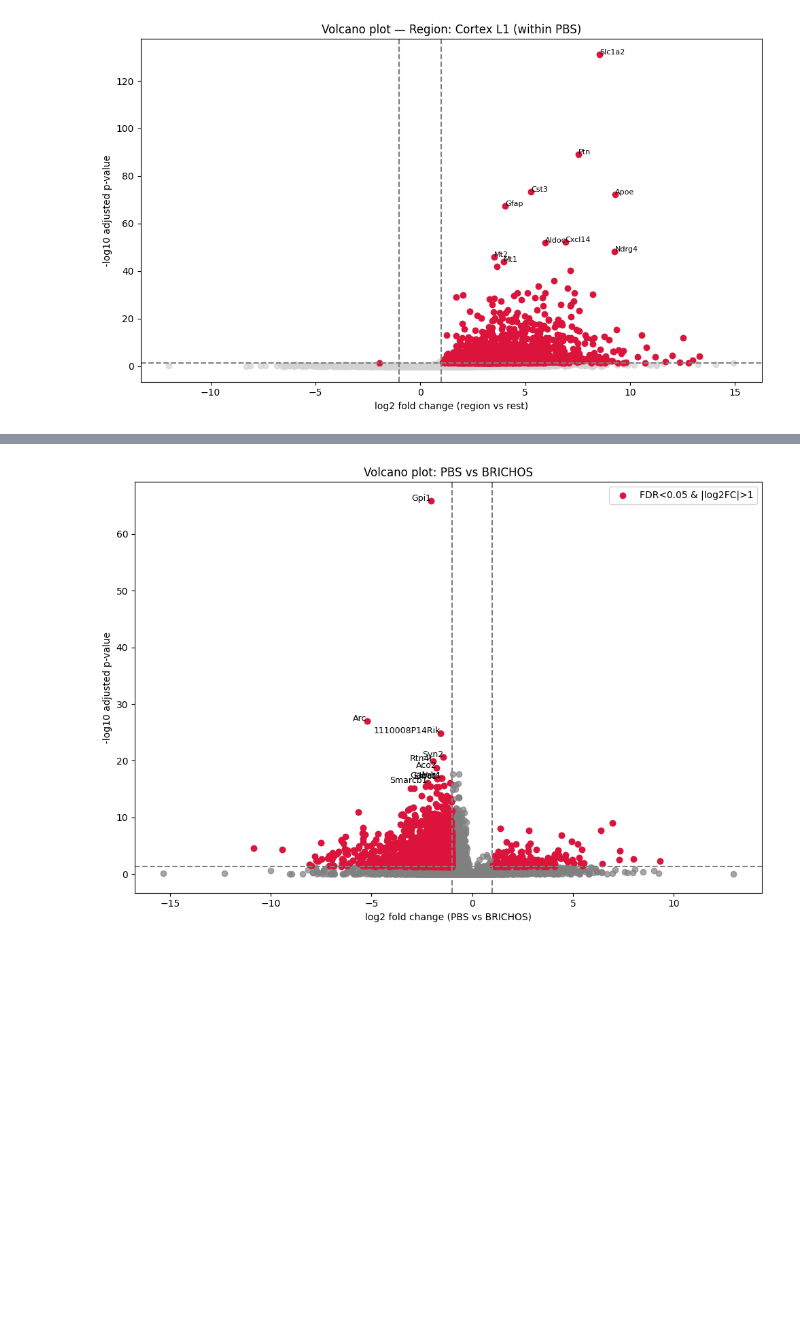
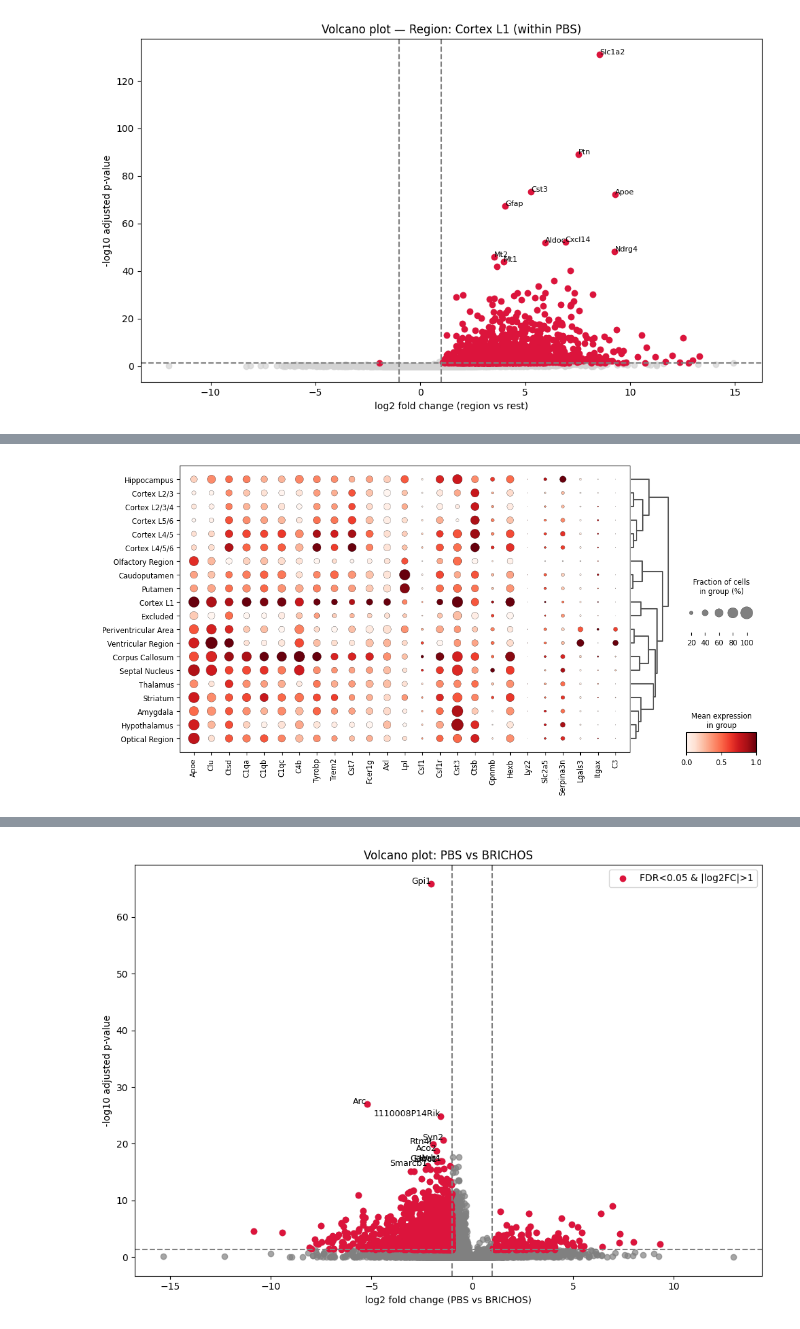
Before and after one commit to christoffermattssonlangseth/ST-BRICHOS, a Jupyter notebook: notebooks/comparing_regions.ipynb, the cells around one changed output, grey strips where cells are left out. Saved outputs shown, nothing was run; the diff lists cells and outputs as text; code cells hidden in the pictures; blank space fills up the shorter version.

```diff
--- a/notebooks/comparing_regions.ipynb
+++ b/notebooks/comparing_regions.ipynb
@@ -144,0 +132,15 @@ WARNING: dendrogram data not found (using key=dendrogram_region_annotation). Run
+# %%
+# Filter PBS samples with region annotations
+ad_pbs = ad[(ad.obs["treatment"] == "PBS") & (ad.obs["region_annotation"].notna())].copy()
+
+# Plot dotplot of PIG genes across regions
+sc.pl.dotplot(
+    ad_pbs,
+    var_names=pig_genes,
+    groupby="region_annotation",
+    standard_scale='var',  # optional: normalize each gene across groups
+    dendrogram=True,
+    figsize=(12, 6),
+    show=True
+)
+# %% [output]
@@ -145,3 +148,4 @@ WARNING: dendrogram data not found (using key=dendrogram_region_annotation). Run
+[figure, added]
 # %%
 score_and_plot_modules(ad, modules, groupby="region_annotation")
 # %% [output]
```
Also changed, not shown: parts of 5 cells of this notebook, 1 other file.
